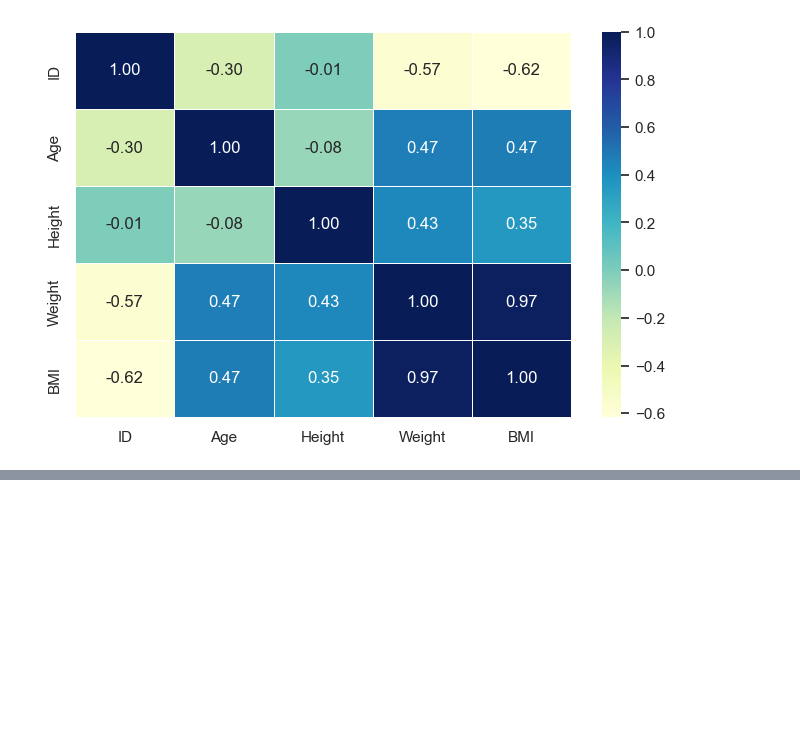
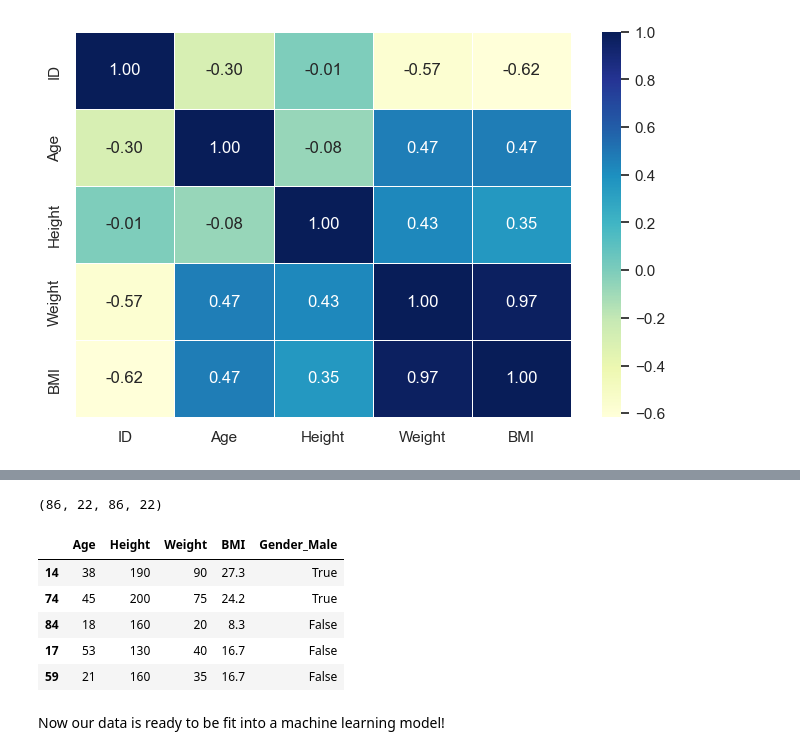
Before and after one commit to BytiAX/obesity-classification, a Jupyter notebook: notebooks/obesity-classification.ipynb, the cells around one changed output, grey strips where cells are left out. Cells and saved outputs as stored; diff of their text form; code cells hidden in the pictures; blank space fills up the shorter version.

```diff
--- a/notebooks/obesity-classification.ipynb
+++ b/notebooks/obesity-classification.ipynb
@@ -292,0 +386,19 @@ ax = sns.heatmap(corr_matrix, annot=True, linewidths=0.5, fmt=".2f", cmap="YlGnB
+# %%
+from sklearn.model_selection import train_test_split
+
+X_train, X_test, y_train, y_test = train_test_split(X, y, test_size=0.2)
+# %%
+len(X_train), len(X_test), len(y_train), len(y_test)
+# %% [output]
+(86, 22, 86, 22)
+# %%
+X_train.head()
+# %% [output]
+|  | Age | Height | Weight | BMI | Gender_Male |
+| 14 | 38 | 190 | 90 | 27.3 | True |
+| 74 | 45 | 200 | 75 | 24.2 | True |
+| 84 | 18 | 160 | 20 | 8.3 | False |
+| 17 | 53 | 130 | 40 | 16.7 | False |
+| 59 | 21 | 160 | 35 | 16.7 | False |
+# %% [markdown]
+Now our data is ready to be fit into a machine learning model!
```
Also changed, not shown: parts of 12 cells of this notebook.
